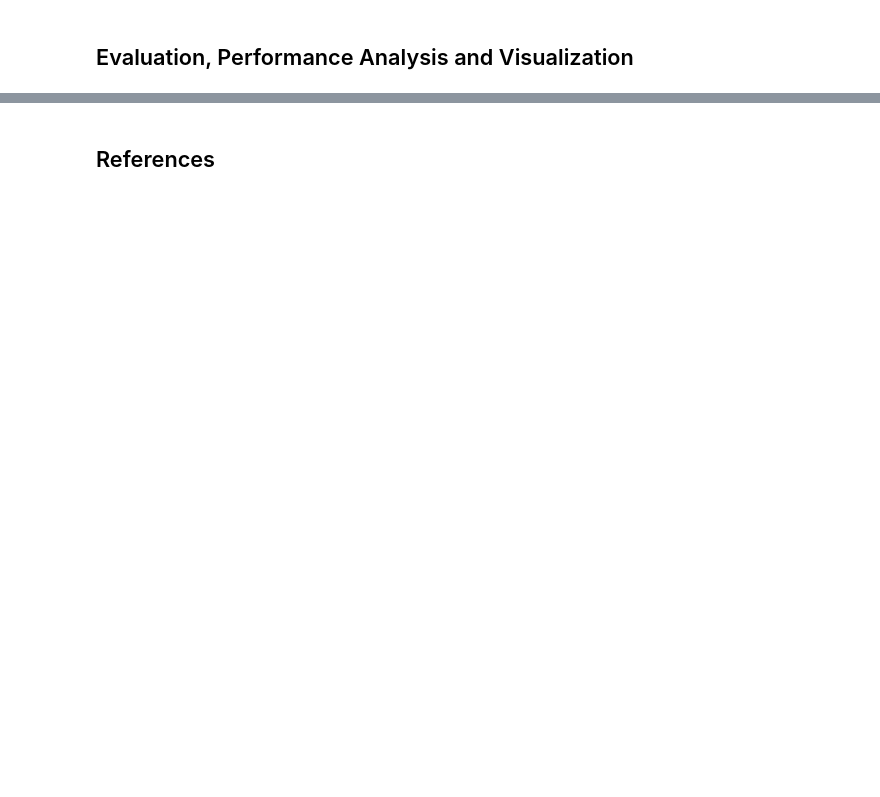
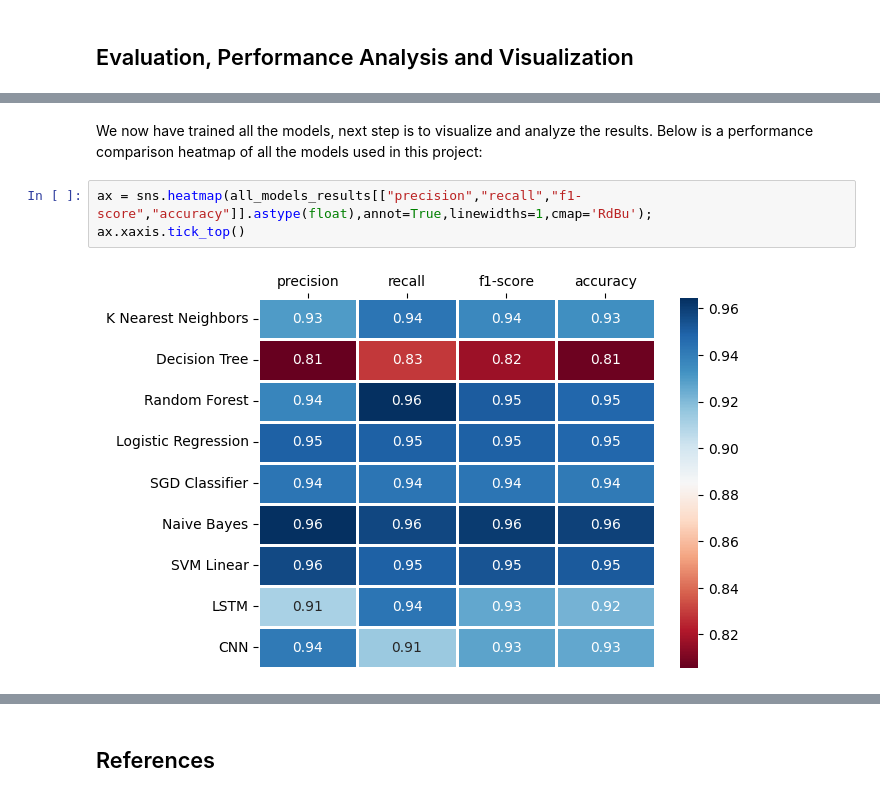
Before and after one commit to pbozoglou/Sentiment-Analysis-applied-in-the-hospitality-domain, a Jupyter notebook: app/main.ipynb, the cells around one changed output, grey strips where cells are left out. Cells and saved outputs as stored; diff of their text form; blank space fills up the shorter version.

```diff
--- a/app/main.ipynb
+++ b/app/main.ipynb
@@ -819,0 +551,7 @@ axis[1].set_title('Negative');
+# %% [markdown]
+We now have trained all the models, next step is to visualize and analyze the results. Below is a performance comparison heatmap of all the models used in this project:
+# %%
+ax = sns.heatmap(all_models_results[["precision","recall","f1-score","accuracy"]].astype(float),annot=True,linewidths=1,cmap='RdBu');
+ax.xaxis.tick_top()
+# %% [output]
+[figure, added]
```
Also changed, not shown: parts of 135 cells of this notebook, 2 other files.
